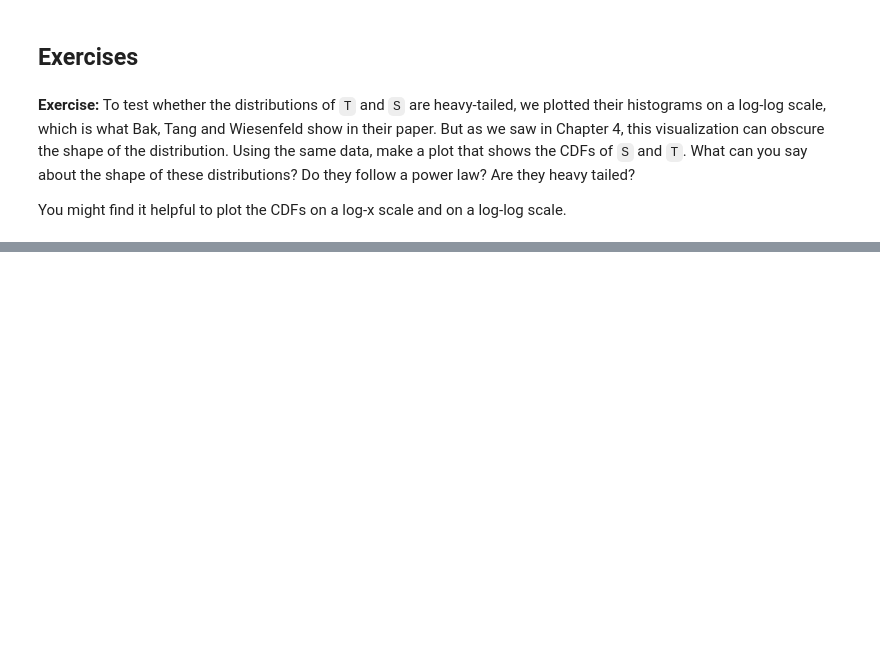
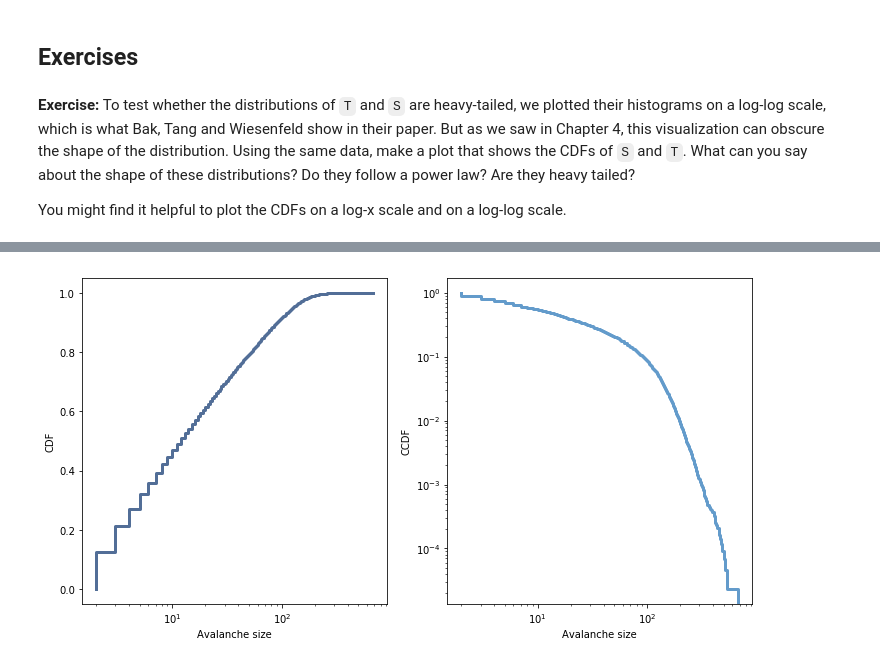
Before and after one commit to ailuropoda0/ThinkComplexity2, a Jupyter notebook: code/chap08mine.ipynb, the cells around one changed output, grey strips where cells are left out. Cells and saved outputs as stored; diff of their text form; code cells hidden in the pictures; blank space fills up the shorter version.

```diff
--- a/code/chap08mine.ipynb
+++ b/code/chap08mine.ipynb
@@ -405,0 +424,20 @@ You might find it helpful to plot the CDFs on a log-x scale and on a log-log sca
+# %%
+# Solution goes here
+
+# CDF of 'T' on a log-x scale(left) and a log-log scale(right)
+thinkplot.preplot(cols=2)
+
+cdf_t = Cdf(T)
+thinkplot.Cdf(cdf_t)
+thinkplot.config(xlabel='Avalanche size',
+                 ylabel='CDF',
+                 xscale='log')
+
+thinkplot.subplot(2)
+thinkplot.Cdf(cdf_t, complement=True)
+thinkplot.config(xlabel='Avalanche size',
+                 ylabel='CCDF',
+                 xscale='log',
+                 yscale='log')
+# %% [output]
+[figure, added]
```
Also changed, not shown: parts of 41 cells of this notebook.
